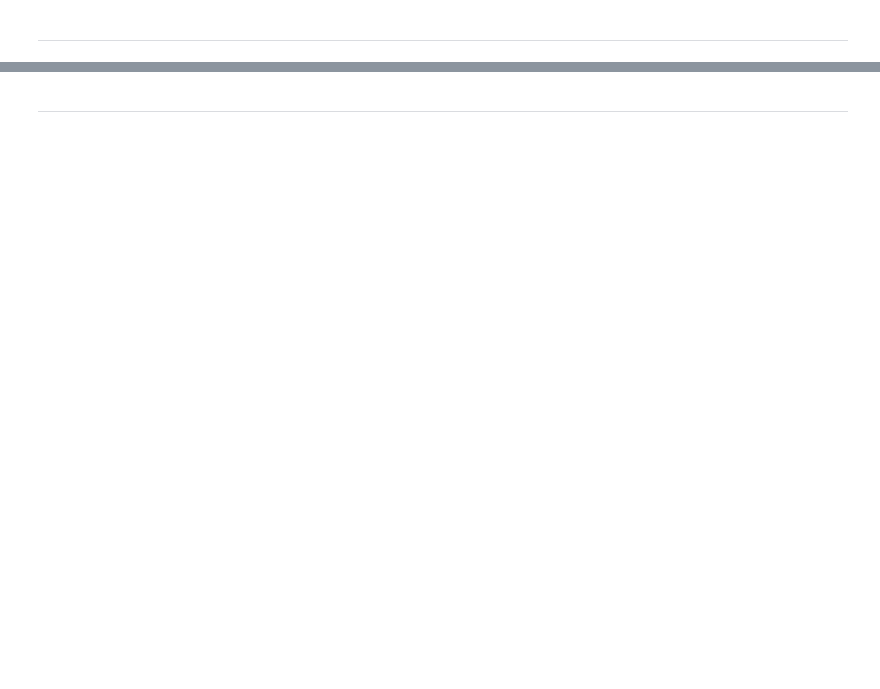
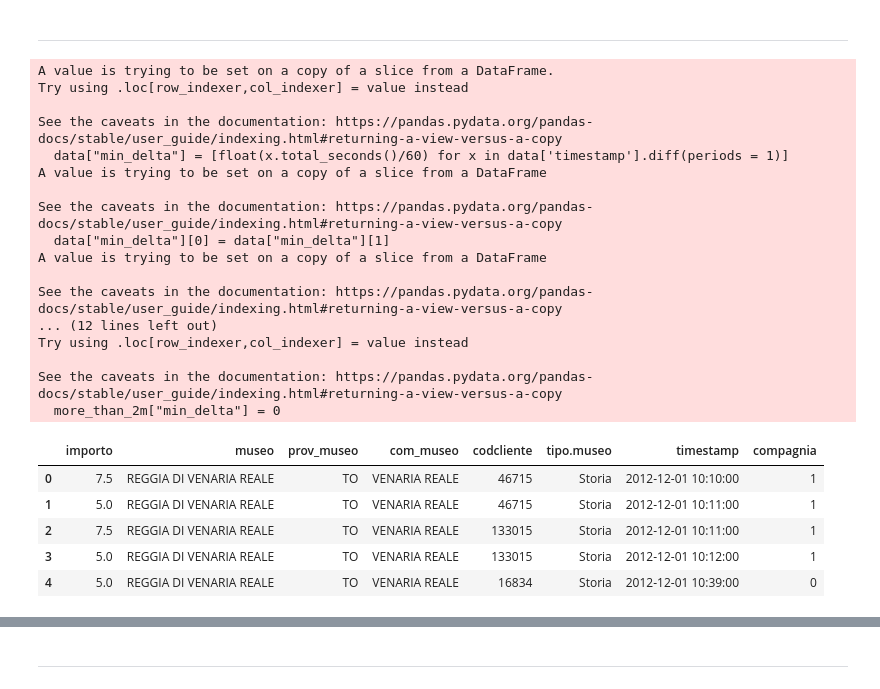
Before and after one commit to MattiaBrocco/Business-Analytics-Project, a Jupyter notebook: Business_Analytics_project.ipynb, the cells around one changed output, grey strips where cells are left out. Cells and saved outputs as stored; diff of their text form; code cells hidden in the pictures; blank space fills up the shorter version.

```diff
--- a/Business_Analytics_project.ipynb
+++ b/Business_Analytics_project.ipynb
@@ -151,3 +131,57 @@ for x in a:
+# %%
+in13 = pd.read_csv("in13.csv", na_values = "NA")
+in13.drop("Unnamed: 0", axis = 1, inplace = True)
+# The rename will be useful in the merge of the 3 final datasets,
+# while the following line is a quick string cleaning
+in13.rename({"CodCliente": "codcliente"}, axis = 1, inplace = True)
+in13["museo"] = [x.replace("\\","").replace('"',"") for x in in13["museo"]]
+
+# Merge with a file that contains the type of museum per each line
+un_mus = pd.read_excel("museums.xlsx")
+un_mus["museo"] = [x.replace("\\","").replace('"',"") for x in un_mus["museo"]]
+in13 = in13.merge(un_mus, how = "left", on = "museo")
+in13.drop(["comune.museo","prov.museo"], axis = 1, inplace = True)
+
+# Drop (actually exclude) all the rows that contain the weird "00:00" value
+in13 = in13[in13['orai'] != "00:00"]
+
+# Collapse into one column the date and time of entrance, so the timestamp is precise and unique
+in13["timestamp"] = pd.to_datetime(in13["datai"] + " " + in13["orai"], format = "%d/%m/%Y %H:%M")
+
+# Drop "day_entrance" & "time_entrance"
+in13.drop(["datai", "orai"], axis = 1, inplace = True)
+
+# Order the dataset by the timestamp
+in13.sort_values(by = ["timestamp"], inplace = True)
+in13.reset_index(drop = True, inplace = True)
+# %%
+# Apply the function in the class
+in13 = cle.company(in13)
+in13.head()
+# %% [output]
+A value is trying to be set on a copy of a slice from a DataFrame.
+Try using .loc[row_indexer,col_indexer] = value instead
+
+See the caveats in the documentation: https://pandas.pydata.org/pandas-docs/stable/user_guide/indexing.html#returning-a-view-versus-a-copy
+  data["min_delta"] = [float(x.total_seconds()/60) for x in data['timestamp'].diff(periods = 1)]
+A value is trying to be set on a copy of a slice from a DataFrame
+
+See the caveats in the documentation: https://pandas.pydata.org/pandas-docs/stable/user_guide/indexing.html#returning-a-view-versus-a-copy
+  data["min_delta"][0] = data["min_delta"][1]
+A value is trying to be set on a copy of a slice from a DataFrame
+
+See the caveats in the documentation: https://pandas.pydata.org/pandas-docs/stable/user_guide/indexing.html#returning-a-view-versus-a-copy
+... (12 lines left out)
+Try using .loc[row_indexer,col_indexer] = value instead
+
+See the caveats in the documentation: https://pandas.pydata.org/pandas-docs/stable/user_guide/indexing.html#returning-a-view-versus-a-copy
+  more_than_2m["min_delta"] = 0
+|  | importo | museo | prov_museo | com_museo | codcliente | tipo.museo | timestamp | compagnia |
+| 0 | 7.5 | REGGIA DI VENARIA REALE | TO | VENARIA REALE | 46715 | Storia | 2012-12-01 10:10:00 | 1 |
+| 1 | 5.0 | REGGIA DI VENARIA REALE | TO | VENARIA REALE | 46715 | Storia | 2012-12-01 10:11:00 | 1 |
+| 2 | 7.5 | REGGIA DI VENARIA REALE | TO | VENARIA REALE | 133015 | Storia | 2012-12-01 10:11:00 | 1 |
+| 3 | 5.0 | REGGIA DI VENARIA REALE | TO | VENARIA REALE | 133015 | Storia | 2012-12-01 10:12:00 | 1 |
+| 4 | 5.0 | REGGIA DI VENARIA REALE | TO | VENARIA REALE | 16834 | Storia | 2012-12-01 10:39:00 | 0 |
 # %%
 # From "in13", we've built a new dataframe with the following columns:
 # - codcliente
```
Also changed, not shown: parts of 17 cells of this notebook, 1 other file.
